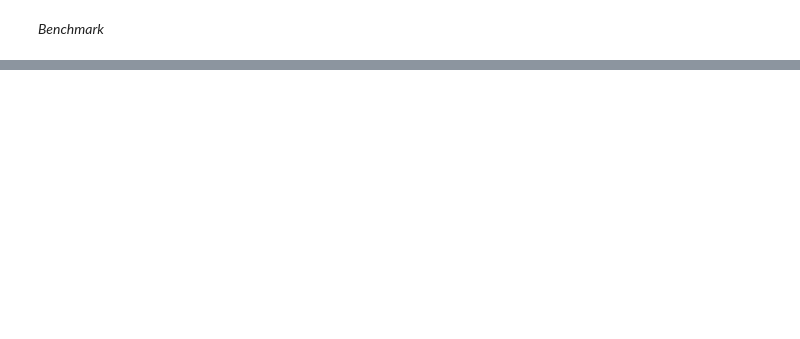
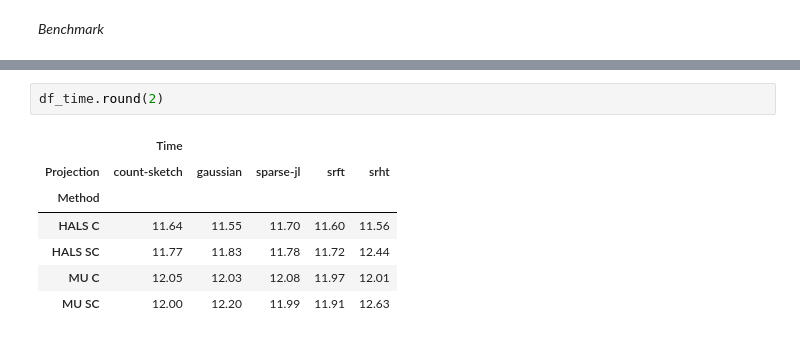
Before and after one commit to thomaswcole/stat-6104, a Jupyter notebook: section_5b.ipynb, the cells around one changed output, grey strips where cells are left out. Cells and saved outputs as stored; diff of their text form; blank space fills up the shorter version.

```diff
--- a/section_5b.ipynb
+++ b/section_5b.ipynb
@@ -230,0 +229,10 @@ pd.DataFrame(rows)[['Method','Projection','Time','AC','NMI']]
+# %%
+df_time.round(2)
+# %% [output]
+|  | Time |  |  |  |  |
+| Projection | count-sketch | gaussian | sparse-jl | srft | srht |
+| Method |  |  |  |  |  |
+| HALS C | 11.64 | 11.55 | 11.70 | 11.60 | 11.56 |
+| HALS SC | 11.77 | 11.83 | 11.78 | 11.72 | 12.44 |
+| MU C | 12.05 | 12.03 | 12.08 | 11.97 | 12.01 |
+| MU SC | 12.00 | 12.20 | 11.99 | 11.91 | 12.63 |
```
Also changed, not shown: parts of 13 cells of this notebook, 4 other files.
